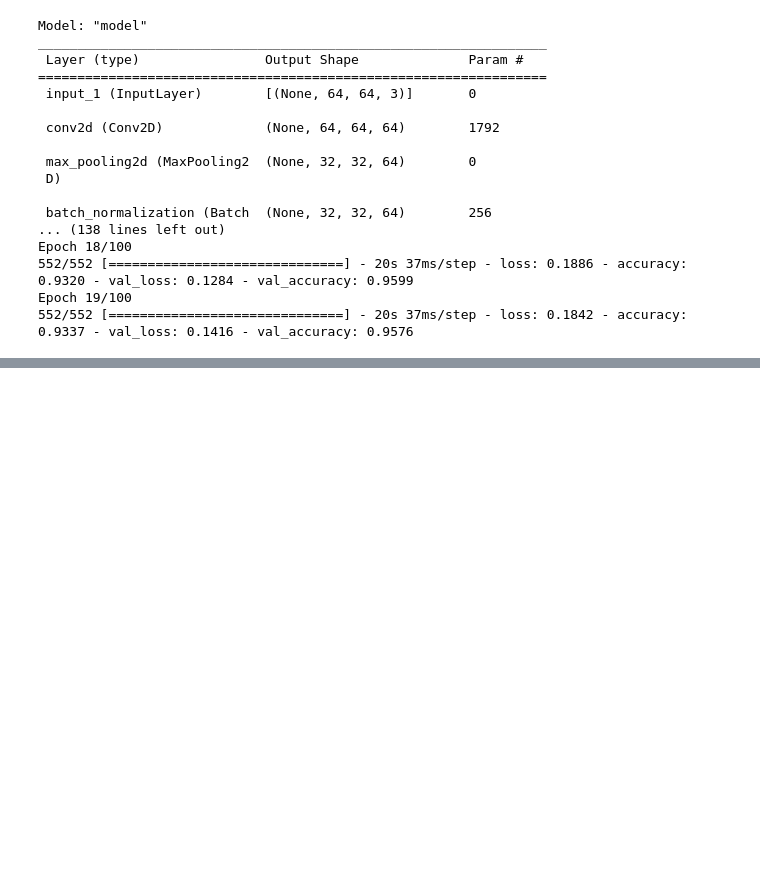
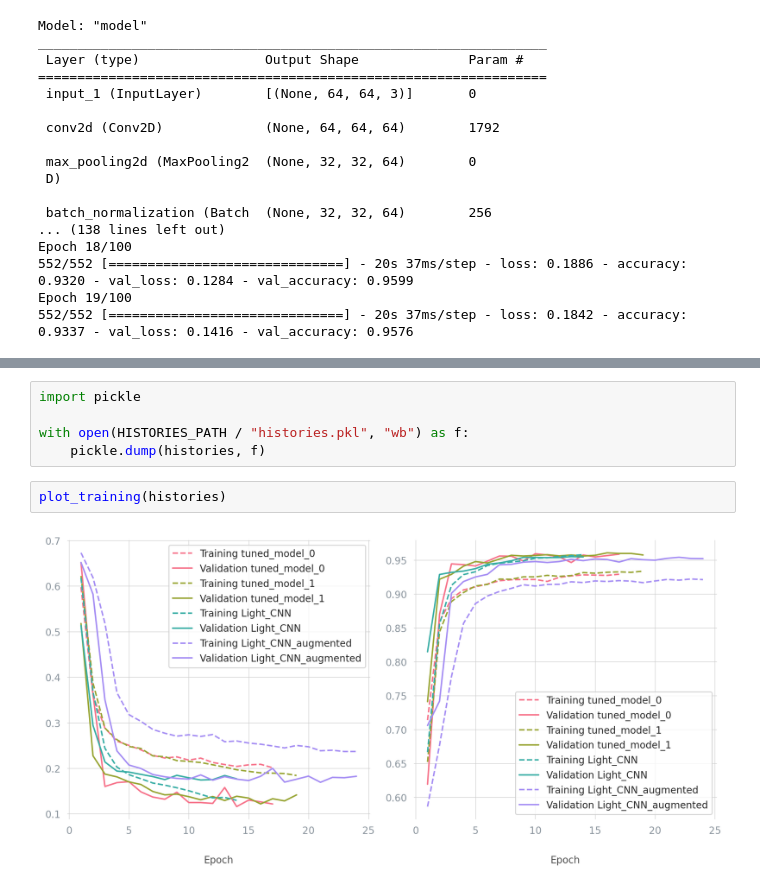
Before and after one commit to vicmcl/malaria-detection, a Jupyter notebook: malaria-detection/notebook_malaria_detection.ipynb, the cells around one changed output, grey strips where cells are left out. Drawn from its saved outputs; the diff is of its cells as text; blank space fills up the shorter version.

```diff
--- a/malaria-detection/notebook_malaria_detection.ipynb
+++ b/malaria-detection/notebook_malaria_detection.ipynb
@@ -543,0 +597,9 @@ Epoch 19/100
+# %%
+import pickle
+
+with open(HISTORIES_PATH / "histories.pkl", "wb") as f:
+    pickle.dump(histories, f)
+# %%
+plot_training(histories)
+# %% [output]
+[figure, added]
```
Also changed, not shown: parts of 13 cells of this notebook.
